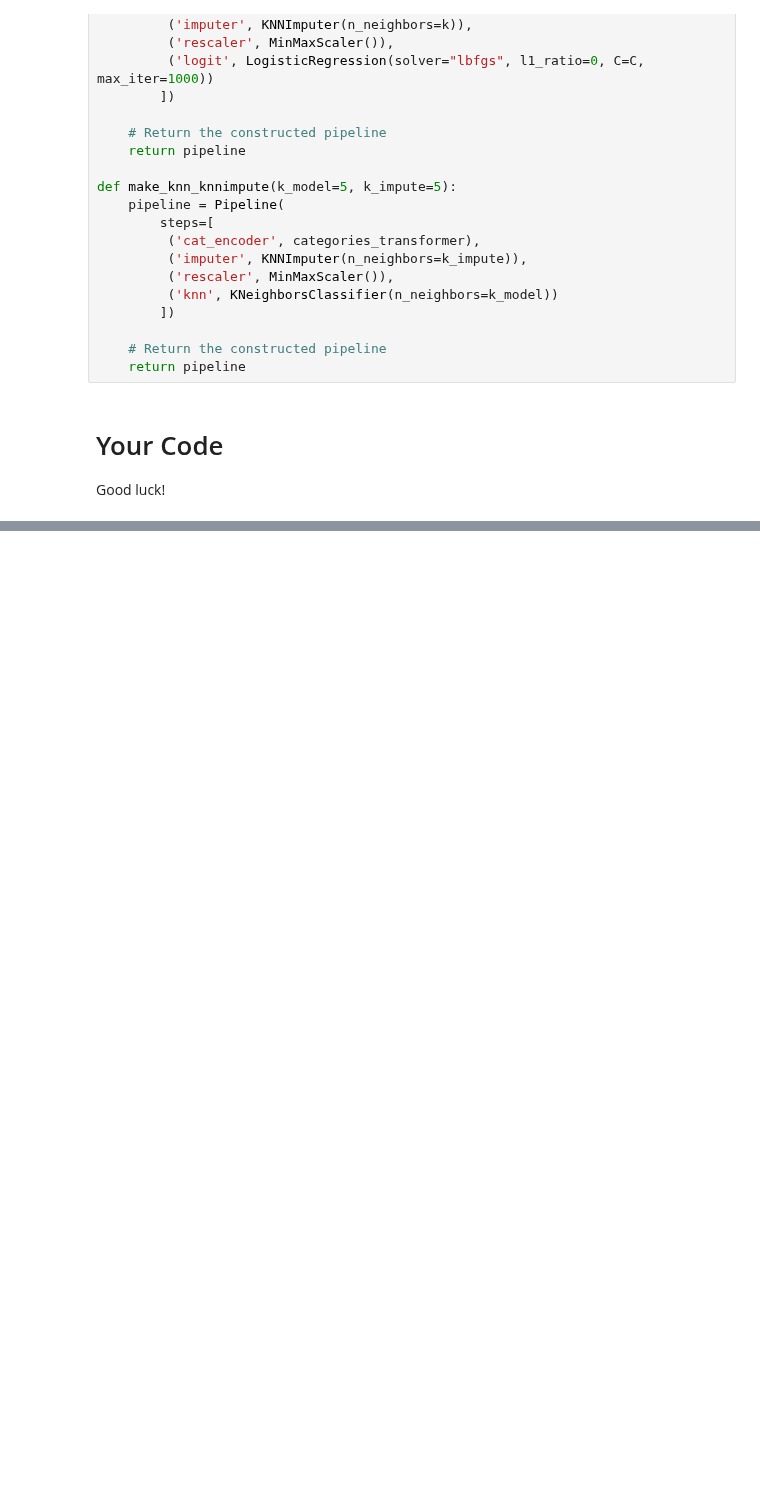
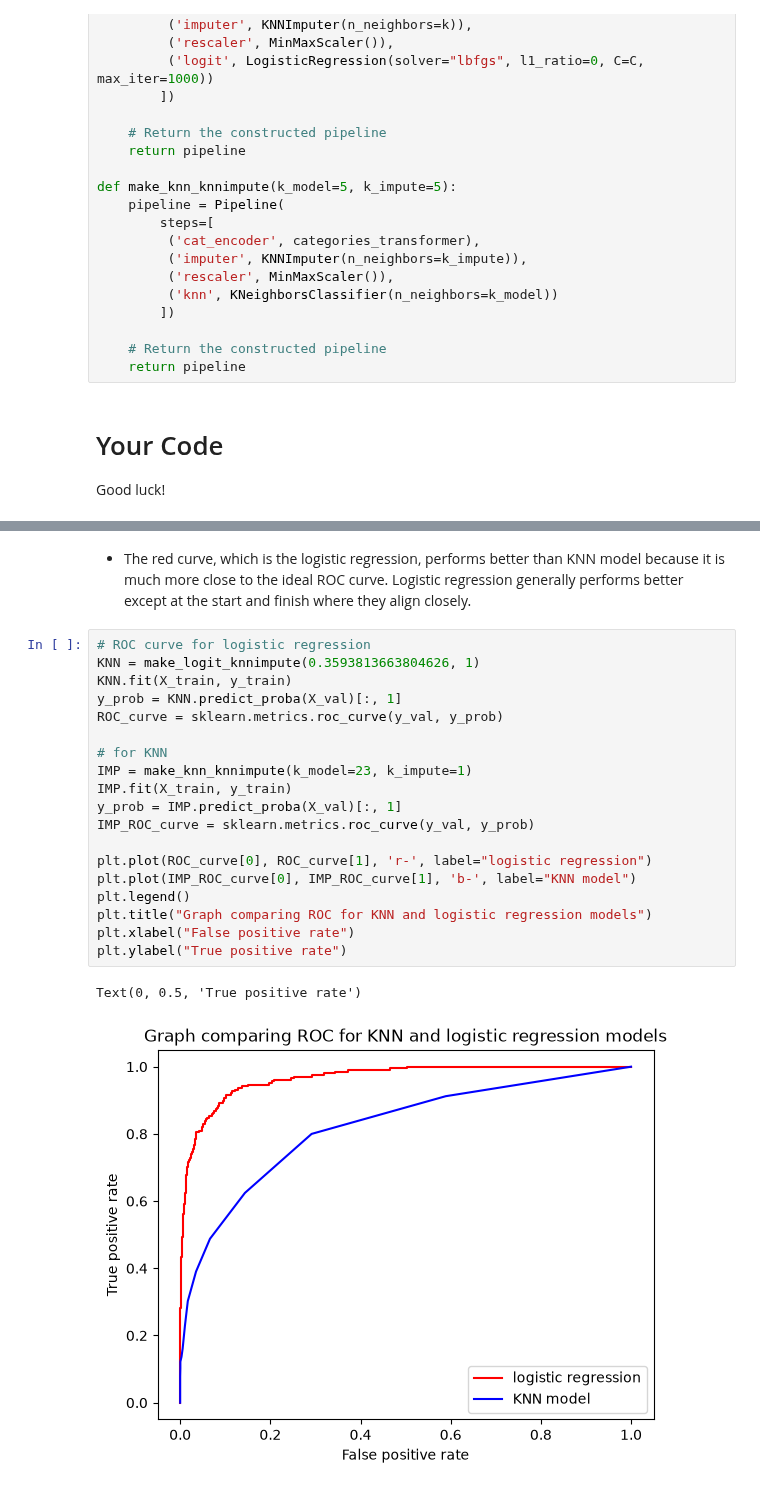
Before and after one commit to yzFrankli/cs135-26f-assignments, a Jupyter notebook: hw3/hw3.ipynb, the cells around one changed output, grey strips where cells are left out. Drawn from its saved outputs; the diff is of its cells as text; blank space fills up the shorter version.

```diff
--- a/hw3/hw3.ipynb
+++ b/hw3/hw3.ipynb
@@ -182,0 +330,24 @@ Good luck!
+# %% [markdown]
+- The red curve, which is the logistic regression, performs better than KNN model because it is much more close to the ideal ROC curve. Logistic regression generally performs better except at the start and finish where they align closely.
+# %%
+# ROC curve for logistic regression
+KNN = make_logit_knnimpute(0.3593813663804626, 1)
+KNN.fit(X_train, y_train)
+y_prob = KNN.predict_proba(X_val)[:, 1]
+ROC_curve = sklearn.metrics.roc_curve(y_val, y_prob)
+
+# for KNN
+IMP = make_knn_knnimpute(k_model=23, k_impute=1)
+IMP.fit(X_train, y_train)
+y_prob = IMP.predict_proba(X_val)[:, 1]
+IMP_ROC_curve = sklearn.metrics.roc_curve(y_val, y_prob)
+
+plt.plot(ROC_curve[0], ROC_curve[1], 'r-', label="logistic regression")
+plt.plot(IMP_ROC_curve[0], IMP_ROC_curve[1], 'b-', label="KNN model")
+plt.legend()
+plt.title("Graph comparing ROC for KNN and logistic regression models")
+plt.xlabel("False positive rate")
+plt.ylabel("True positive rate")
+# %% [output]
+Text(0, 0.5, 'True positive rate')
+[figure, added]
```
Also changed, not shown: parts of 32 cells of this notebook, 1 other file.
